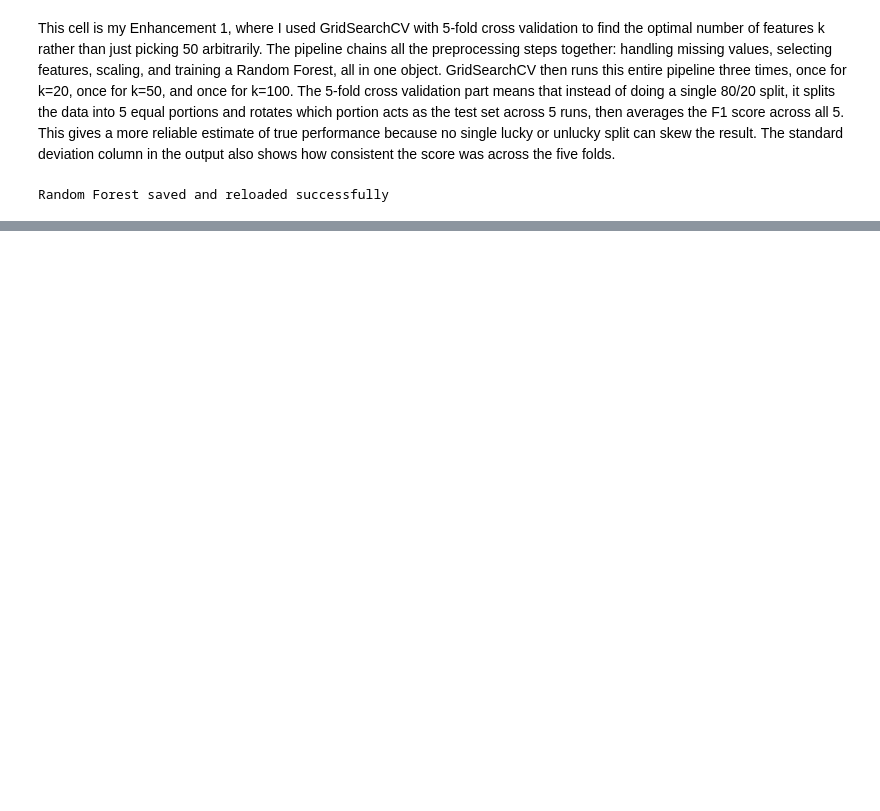
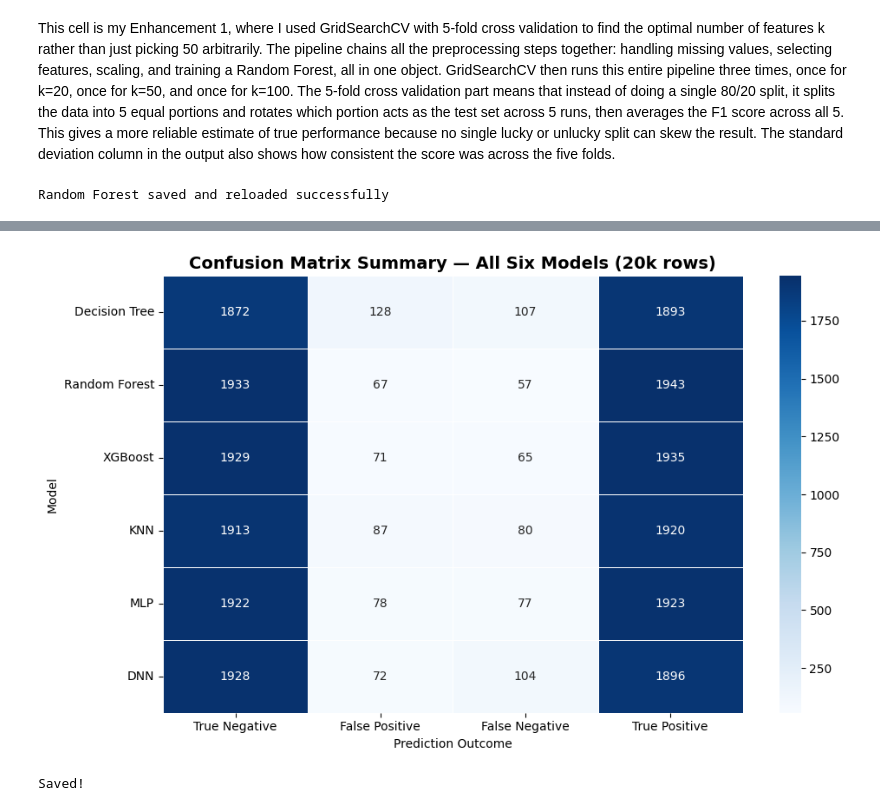
Before and after one commit to Ololade18/CMP7239, a Jupyter notebook: BODMAS_Ololade.ipynb, the cells around one changed output, grey strips where cells are left out. Cells and saved outputs as stored; diff of their text form; code cells hidden in the pictures; blank space fills up the shorter version.

```diff
--- a/BODMAS_Ololade.ipynb
+++ b/BODMAS_Ololade.ipynb
@@ -1441,0 +1564,41 @@ array([[1.6355790e-01],
+# %%
+import matplotlib.pyplot as plt
+import seaborn as sns
+import numpy as np
+from sklearn.metrics import confusion_matrix
+
+models = {
+    'Decision Tree':  dt.predict(X_test),
+    'Random Forest':  rf.predict(X_test),
+    'XGBoost':        xgb_model.predict(X_test),
+    'KNN':            knn.predict(X_test),
+    'MLP':            (model_mlp.predict(X_test) > 0.5).astype(int).flatten(),
+    'DNN':            (model_dnn.predict(X_test) > 0.5).astype(int).flatten(),
+}
+
+# Extract TP, TN, FP, FN for each model
+data = []
+for name, y_pred in models.items():
+    cm = confusion_matrix(y_test, y_pred)
+    tn, fp, fn, tp = cm.ravel()
+    data.append([tn, fp, fn, tp])
+
+data = np.array(data)
+
+fig, ax = plt.subplots(figsize=(10, 6))
+sns.heatmap(data,
+            annot=True, fmt='d', cmap='Blues',
+            xticklabels=['True Negative', 'False Positive', 'False Negative', 'True Positive'],
+            yticklabels=list(models.keys()),
+            linewidths=0.5)
+ax.set_title('Confusion Matrix Summary — All Six Models (20k rows)',
+             fontsize=14, fontweight='bold')
+ax.set_xlabel('Prediction Outcome')
+ax.set_ylabel('Model')
+
+plt.tight_layout()
+plt.savefig('/drive/MyDrive/Colab Notebooks/confusion_summary.png',
+            dpi=150, bbox_inches='tight')
+plt.show()
+print("Saved!")
+# %% [output]
@@ -1441,0 +1607,2 @@ array([[1.6355790e-01],
+[figure, added]
+Saved!
```
Also changed, not shown: parts of 20 cells of this notebook.
